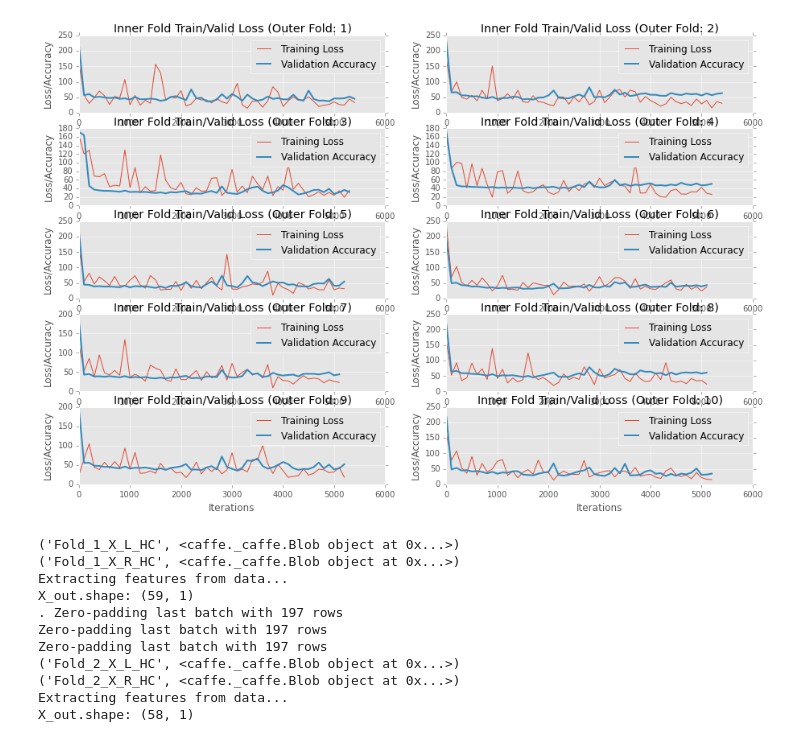
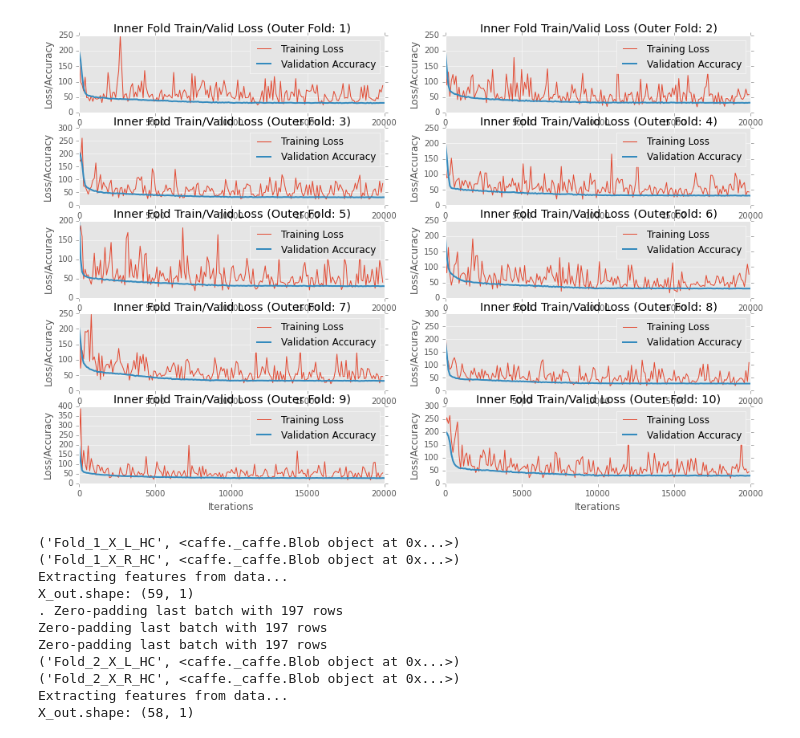
Before and after one commit to TIGRLab/NI-ML, a Jupyter notebook: models/notebooks/model_training_visuals.ipynb, the cells around one changed output. Saved outputs shown, nothing was run; the diff lists cells and outputs as text; code cells hidden in the pictures.

```diff
--- a/models/notebooks/model_training_visuals.ipynb
+++ b/models/notebooks/model_training_visuals.ipynb
@@ -60,26 +60,26 @@ def plot_from_logs(train_file, valid_file, log_title):
 # %%
 #plt.figure()
 %matplotlib inline
 plt.rcParams['figure.figsize'] = (15, 10)
 plt.style.use('ggplot')
 
 baseline_dir= '/projects/nikhil/ADNI_prediction/caffe_output/'
 n_folds = 10
 n_cols = 2
 n_rows = (n_folds+1)/n_cols
-tid = 21
+tid = 55
 modality = 'HC_CT'
 
 for lid in np.arange(1,n_folds+1,1):
     plt.subplot(n_rows,n_cols,lid)
     train_file = '{}OuterFold{}/caffe.INFO.{}_ff_OF{}_{}_T{}'.format(baseline_dir,lid,'train',lid,modality,tid)
     valid_file = '{}OuterFold{}/caffe.INFO.{}_ff_OF{}_{}_T{}'.format(baseline_dir,lid,'test',lid,modality,tid)
     log_title = 'Inner Fold Train/Valid Loss (Outer Fold: {})'.format(lid)
     plot_from_logs(train_file, valid_file, log_title)
 
 plt.show()
 # %% [output]
-[figure, old version]
+[figure, new version]
 # %%
 import caffe
 
```
Also changed, not shown: parts of 7 cells of this notebook, 4 other files.
